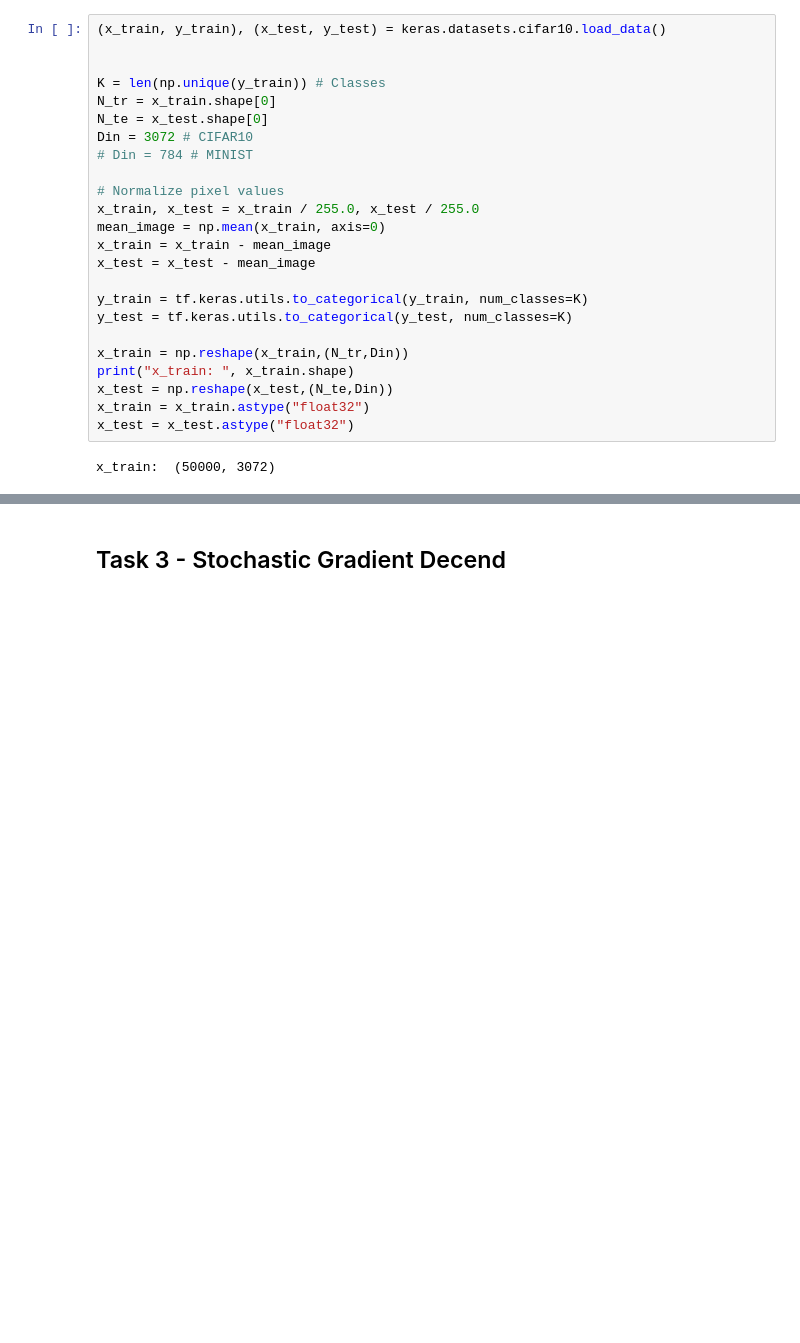
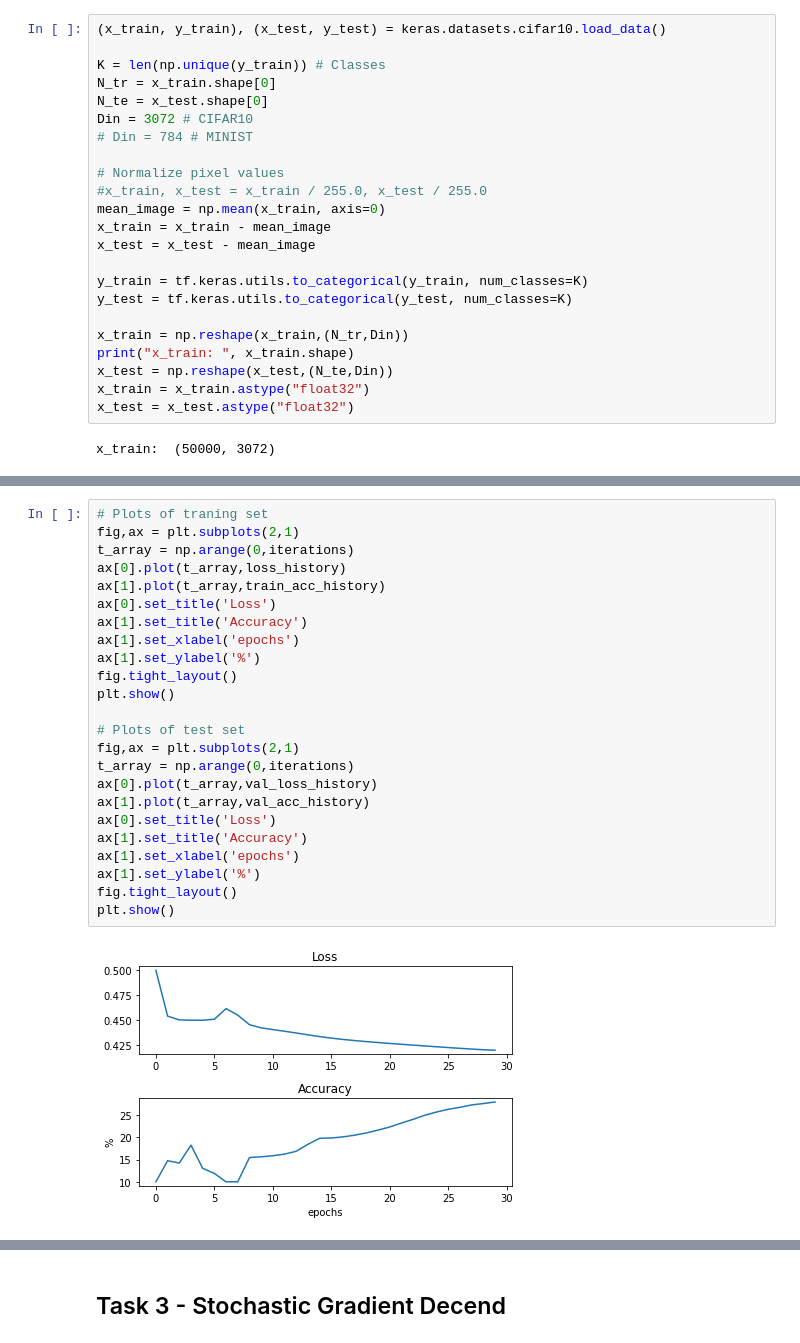
Before and after one commit to pahanmendis/EN2550, a Jupyter notebook: Assignment4.ipynb, the cells around one changed output, grey strips where cells are left out. Saved outputs shown, nothing was run; the diff lists cells and outputs as text; blank space fills up the shorter version.

```diff
--- a/Assignment4.ipynb
+++ b/Assignment4.ipynb
@@ -154,7 +154,6 @@ def sigmoid_derive(x):
     return x*(1-x)
 # %%
 (x_train, y_train), (x_test, y_test) = keras.datasets.cifar10.load_data()
-
 
 K = len(np.unique(y_train)) # Classes
 N_tr = x_train.shape[0]
@@ -163,7 +162,7 @@ Din = 3072 # CIFAR10
 # Din = 784 # MINIST
 
 # Normalize pixel values
-x_train, x_test = x_train / 255.0, x_test / 255.0
+#x_train, x_test = x_train / 255.0, x_test / 255.0
 mean_image = np.mean(x_train, axis=0)
 x_train = x_train - mean_image
 x_test = x_test - mean_image
@@ -311,0 +296,26 @@ Test data accuracy : 10.0
+# %%
+# Plots of traning set
+fig,ax = plt.subplots(2,1)
+t_array = np.arange(0,iterations)
+ax[0].plot(t_array,loss_history)
+ax[1].plot(t_array,train_acc_history)
+ax[0].set_title('Loss')
+ax[1].set_title('Accuracy')
+ax[1].set_xlabel('epochs')
+ax[1].set_ylabel('%')
+fig.tight_layout()
+plt.show()
+
+# Plots of test set
+fig,ax = plt.subplots(2,1)
+t_array = np.arange(0,iterations)
+ax[0].plot(t_array,val_loss_history)
+ax[1].plot(t_array,val_acc_history)
+ax[0].set_title('Loss')
+ax[1].set_title('Accuracy')
+ax[1].set_xlabel('epochs')
+ax[1].set_ylabel('%')
+fig.tight_layout()
+plt.show()
+# %% [output]
+[figure, added]
```
Also changed, not shown: parts of 11 cells of this notebook.
